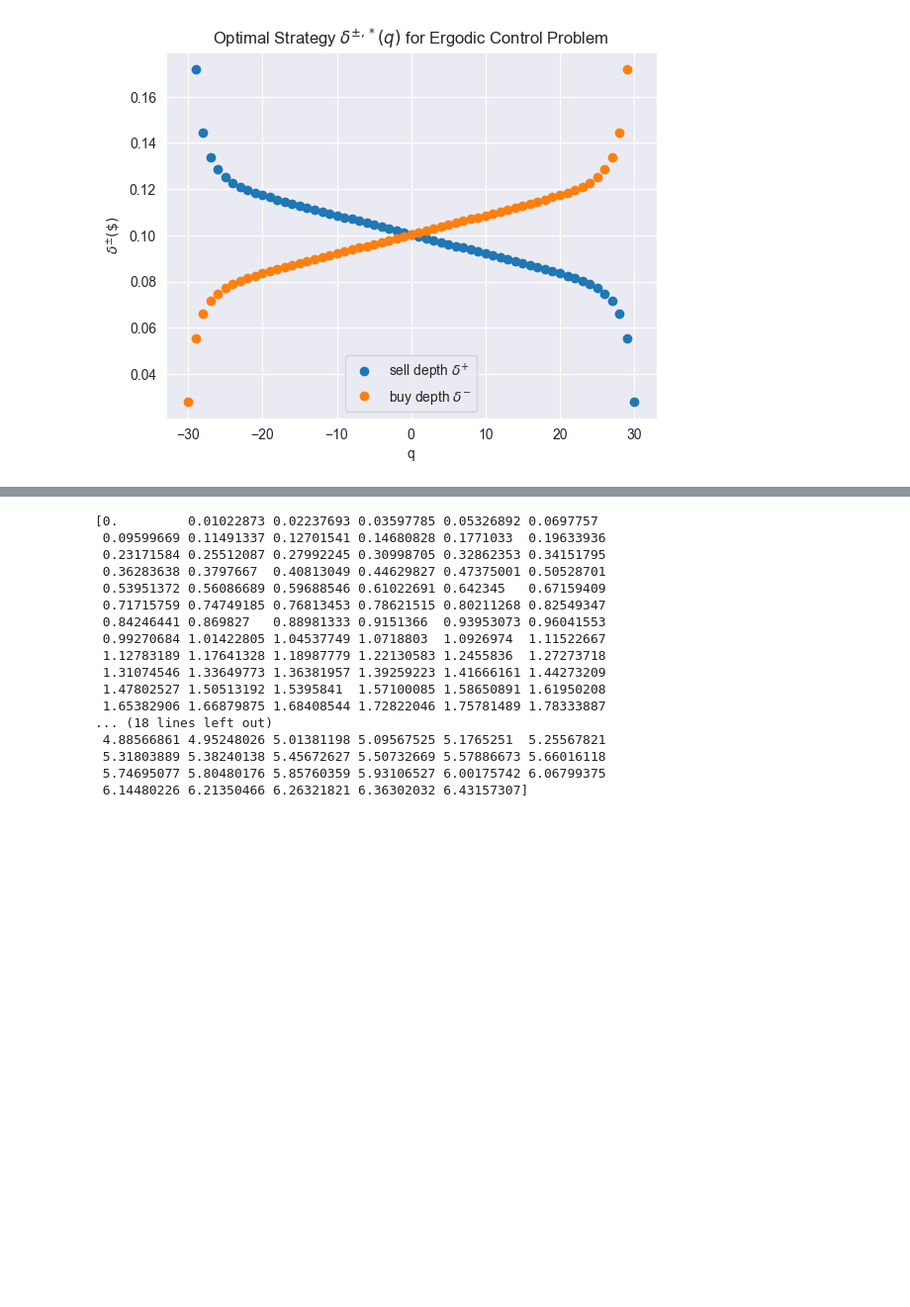
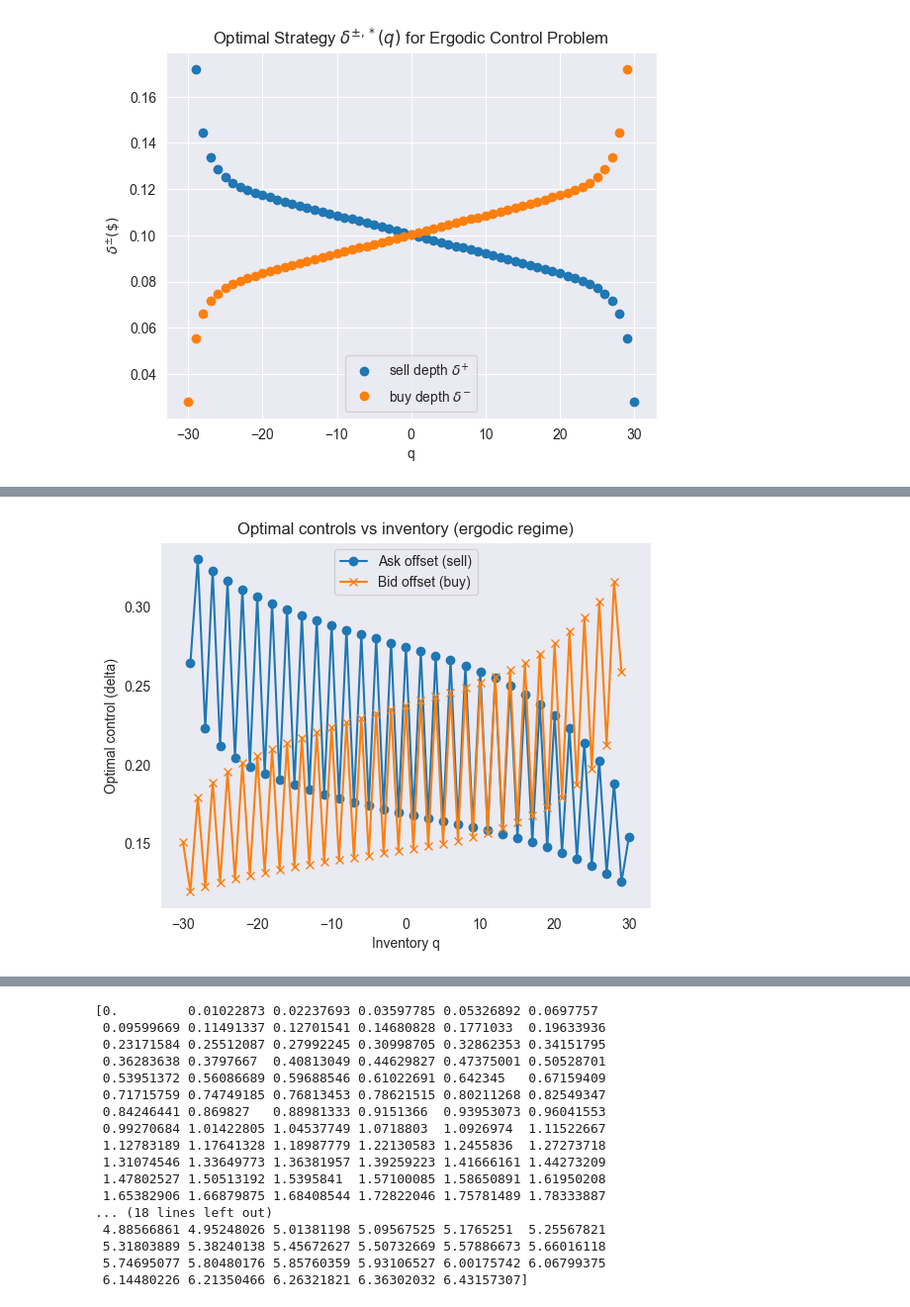
Before and after one commit to ben-jamie-son/mml-reinforcement-learning, a Jupyter notebook: MM_parmater_learning-main/Regret_Sim.ipynb, the cells around one changed output, grey strips where cells are left out. Shown at 99% size. Saved outputs shown, nothing was run; the diff lists cells and outputs as text; code cells hidden in the pictures; blank space fills up the shorter version.

```diff
--- a/MM_parmater_learning-main/Regret_Sim.ipynb
+++ b/MM_parmater_learning-main/Regret_Sim.ipynb
@@ -43,3 +43,73 @@ ErgodicCP(
 ).plot_EControl
 # %% [output]
 [figure]
+# %%
+from lib.ECP import ErgodicCP_logisticfill
+
+# --- instantiate model ---
+model = ErgodicCP_logisticfill(
+    lambda_buy=0.4,
+    lambda_sell=0.4,
+    q_upper=30,
+    q_lower=-30,
+    phi=1e-6,
+    a=-2,
+    b=10,
+    alpha=0.01,
+    x=0,
+    S=100
+)
+
+# --- solve HJB for large T (ergodic regime) ---
+T = 2000
+N_per_t = 500
+
+t, sol_y, q_grid = model.solve_HJB(T, N=T * N_per_t)
+
+# value function at t = 0
+h = sol_y[:, -1]
+print(h)
+
+# --- compute optimal controls ---
+delta_plus = []   # sell side (q -> q-1)
+delta_minus = []  # buy side (q -> q+1)
+
+q_vals = []
+
+for i, q in enumerate(q_grid):
+    q_vals.append(q)
+
+    # sell control (if possible)
+    if q > model.q_lower:
+        print("Q: " + str(q) + " W(h[i-1]): " + str(model.Lambert_term(h[i-1])) + " W(h[i]): " + str(model.Lambert_term(h[i])))
+        _, delta = model.Lambert_term(h[i-1] - h[i])
+        print("Q: " + str(q) + " delta: " + str(delta))
+        delta_plus.append(delta)
+    else:
+        delta_plus.append(np.nan)
+
+    # buy control (if possible)
+    if q < model.q_upper:
+        _, delta = model.Lambert_term(h[i+1] - h[i])
+        delta_minus.append(delta)
+    else:
+        delta_minus.append(np.nan)
+
+# convert to arrays
+delta_plus = np.array(delta_plus)
+delta_minus = np.array(delta_minus)
+
+# --- plot ---
+plt.figure()
+
+plt.plot(q_vals, delta_plus, label='Ask offset (sell)', marker='o')
+plt.plot(q_vals, delta_minus, label='Bid offset (buy)', marker='x')
+
+plt.xlabel('Inventory q')
+plt.ylabel('Optimal control (delta)')
+plt.title('Optimal controls vs inventory (ergodic regime)')
+plt.legend()
+plt.grid()
+
+plt.show()
+# %% [output]
@@ -46,3 +133,4 @@ ErgodicCP(
+[figure, added]
 # %%
 ###--- Run standard RL algorithm with exponential order fill simulations ---
 MC_regret = []
```
Also changed, not shown: parts of 3 cells of this notebook, 3 other files.
